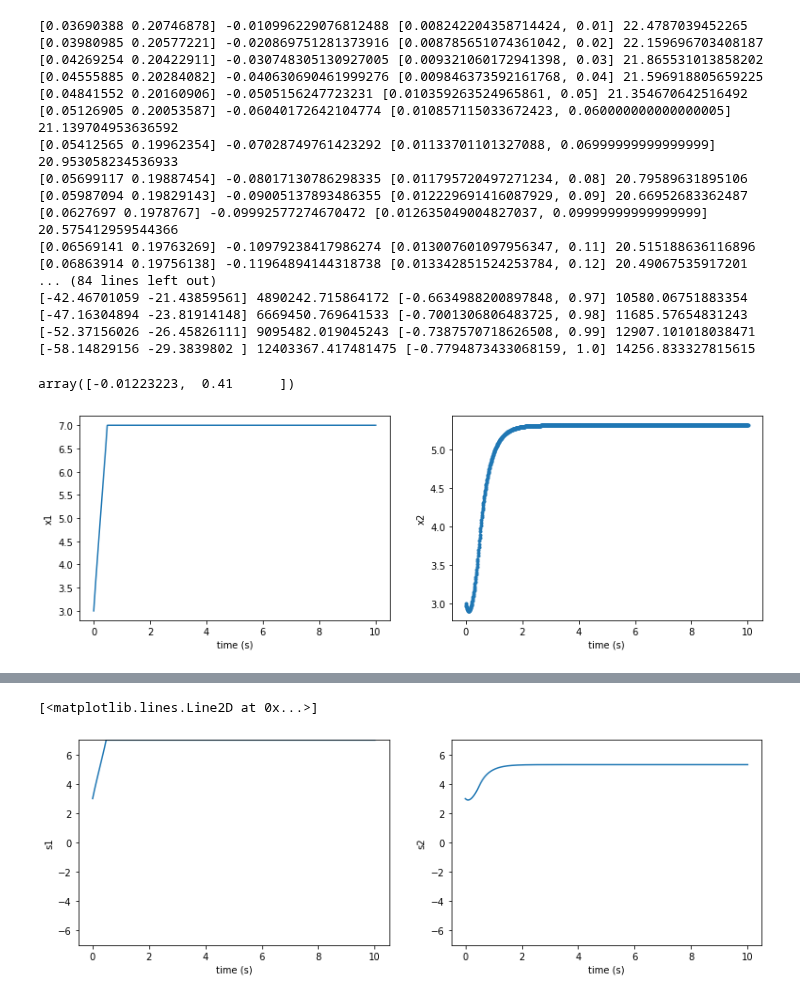
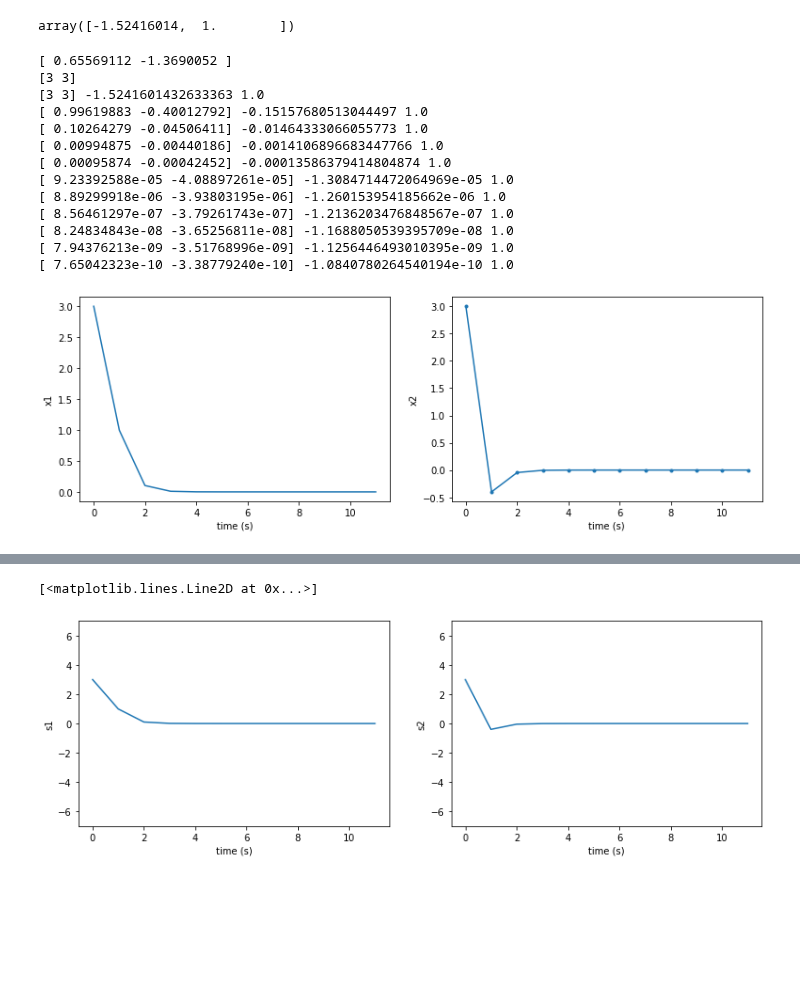
Before and after one commit to ibuki1024/eventDDPG, a Jupyter notebook: notebook/self_trigger/model_based.ipynb, the cells around one changed output, grey strips where cells are left out. Drawn from its saved outputs; the diff is of its cells as text; code cells hidden in the pictures; blank space fills up the shorter version.

```diff
--- a/notebook/self_trigger/model_based.ipynb
+++ b/notebook/self_trigger/model_based.ipynb
@@ -17,6 +17,7 @@ def array_exp(A):
     v, p = np.linalg.eig(A)
     align = np.array([[v[0], 0],[0, v[1]]])
     exp = np.exp(align)
+    exp[~np.eye(exp.shape[0],dtype=bool)] = 0
     out = np.dot(np.dot(p, exp), np.linalg.inv(p))
     return out
 
@@ -30,7 +31,7 @@ def next_state(state, action, tau, env):
 
     integral = np.dot(np.dot(eAt, A_inv), B) \
              - np.dot(np.dot(eAt, A_inv), np.dot(array_exp(-A*tau), B))
-    s_prime = np.dot(eAt, state) + np.dot(integral, action)
+    s_prime = np.dot(eAt, state) + integral *action
 
     return s_prime
 
@@ -38,7 +39,7 @@ def next_state(state, action, tau, env):
 def control_law(state, env, Q=Q, R=R, l=lam):
     A = env.A
     B = env.B
-    next_value_weight = 1
+    next_value_weight = 100
 
     taus = np.linspace(.01, 1., 100)
     evaluation = np.inf
@@ -77,6 +78,7 @@ def control_law(state, env, Q=Q, R=R, l=lam):
     return control
 
 def control_law2(state, env, Q=Q, R=R, l=lam):
+    # hard to calculate
     A = env.A
     B = env.B
 
@@ -115,31 +117,14 @@ def control_law2(state, env, Q=Q, R=R, l=lam):
         tmp = state + np.dot(integral1, B) * u
         transition = np.dot(np.dot(tmp, integral2), tmp)
         ev = transition + u**2 - l * tau + np.dot(np.dot(s_prime, P), s_prime)
-        print(s_prime, ev, [u, tau])
+        #print(s_prime, ev, [u, tau])
         if ev < evaluation:
             control = np.array([u, tau])
             evaluation = ev
 
     return control
 # %%
-state = np.array([.1,.1])
-control_law2(state, env)
+state = np.array([3.,3.])
+control_law(state, env)
 # %% [output]
-[0.03690388 0.20746878] -0.010996229076812488 [0.008242204358714424, 0.01] 22.4787039452265
-[0.03980985 0.20577221] -0.020869751281373916 [0.008785651074361042, 0.02] 22.159696703408187
-[0.04269254 0.20422911] -0.030748305130927005 [0.009321060172941398, 0.03] 21.865531013858202
-[0.04555885 0.20284082] -0.040630690461999276 [0.009846373592161768, 0.04] 21.596918805659225
-[0.04841552 0.20160906] -0.0505156247723231 [0.010359263524965861, 0.05] 21.354670642516492
-[0.05126905 0.20053587] -0.06040172642104774 [0.010857115033672423, 0.060000000000000005] 21.139704953636592
-[0.05412565 0.19962354] -0.07028749761423292 [0.01133701101327088, 0.06999999999999999] 20.953058234536933
-[0.05699117 0.19887454] -0.08017130786298335 [0.011795720497271234, 0.08] 20.79589631895106
-[0.05987094 0.19829143] -0.09005137893486355 [0.012229691416087929, 0.09] 20.66952683362487
-[0.0627697 0.1978767] -0.09992577274670472 [0.012635049004827037, 0.09999999999999999] 20.575412959544366
-[0.06569141 0.19763269] -0.10979238417986274 [0.013007601097956347, 0.11] 20.515188636116896
-[0.06863914 0.19756138] -0.11964894144318738 [0.013342851524253784, 0.12] 20.49067535917201
-... (84 lines left out)
-[-42.46701059 -21.43859561] 4890242.715864172 [-0.6634988200897848, 0.97] 10580.06751883354
-[-47.16304894 -23.81914148] 6669450.769641533 [-0.7001306806483725, 0.98] 11685.57654831243
-[-52.37156026 -26.45826111] 9095482.019045243 [-0.7387570718626508, 0.99] 12907.101018038471
-[-58.14829156 -29.3839802 ] 12403367.417481475 [-0.7794873433068159, 1.0] 14256.833327815615
+array([-1.52416014,  1.        ])
-array([-0.01223223,  0.41      ])
@@ -146,51 +133,56 @@ array([-0.01223223,  0.41      ])
 # %%
-%%time
-
 l = .1
 env.reset()
+print(env.state)
 i_state = np.array([3,3])
 env.set_state(i_state)
+print(env.state)
 states = []
 time_limit = 10
 time_log = [0]
 actions = []
 acc_time = 0
 episode_reward = 0
 while True:
     reward = 0
     x = env.state
-    states.append([x[0], x[1]])
-    a_agent, tau = control_law2(x, env, l=l)
-    #print(a_agent, tau)
+    states.append(x)
+    a_agent, tau = control_law(x, env, l=l)
     actions.append([a_agent, tau])
+    print(x, a_agent, tau)
     acc_time += tau
     time_log.append(acc_time)
-    action_repetition = int(np.ceil(20 * tau))  # minimum natural number which makes `dt` smaller than 0.05
-    dt = tau / action_repetition
-    # print(tau, dt, action_repetition)
-    for p in range(action_repetition):
-        _,r,_,_ = env.step(np.array([a_agent]), dt, tau)
-        reward += r
-    reward *= dt
-    reward += - 0.01 * a_agent**2 + l * tau
-    episode_reward += reward
+    env.set_state(next_state(x, a_agent, tau, env))
     if acc_time > time_limit:
         break
 states.append(env.state)
-actions.append(control_law2(env.state, env, l=l))
+actions.append(control_law(env.state, env, l=l))
 states = np.array(states)
 actions = np.array(actions)
 
 plt.figure(figsize=(13,4))
 plt.subplot(1,2,1)
 plt.xlabel('time (s)')
 plt.ylabel('x1')
 plt.plot(time_log, states[:,0])
 plt.subplot(1,2,2)
 plt.xlabel('time (s)')
 plt.ylabel('x2')
 plt.plot(time_log, states[:,1])
 plt.scatter(time_log, states[:,1], marker='.')
 plt.show()
 # %% [output]
+[ 0.65569112 -1.3690052 ]
+[3 3]
+[3 3] -1.5241601432633363 1.0
+[ 0.99619883 -0.40012792] -0.15157680513044497 1.0
+[ 0.10264279 -0.04506411] -0.01464333066055773 1.0
+[ 0.00994875 -0.00440186] -0.0014106896683447766 1.0
+[ 0.00095874 -0.00042452] -0.00013586379414804874 1.0
+[ 9.23392588e-05 -4.08897261e-05] -1.3084714472064969e-05 1.0
+[ 8.89299918e-06 -3.93803195e-06] -1.260153954185662e-06 1.0
+[ 8.56461297e-07 -3.79261743e-07] -1.2136203476848567e-07 1.0
+[ 8.24834843e-08 -3.65256811e-08] -1.1688050539395709e-08 1.0
+[ 7.94376213e-09 -3.51768996e-09] -1.1256446493010395e-09 1.0
+[ 7.65042323e-10 -3.38779240e-10] -1.0840780264540194e-10 1.0
-[figure, old version]
+[figure, new version]
@@ -210,4 +200,4 @@ plt.ylabel('s2')
 plt.plot(time_log, states[:,1])
 # %% [output]
 [<matplotlib.lines.Line2D at 0x...>]
-[figure, old version]
+[figure, new version]
```
Also changed, not shown: parts of 3 cells of this notebook, 10 other files.
